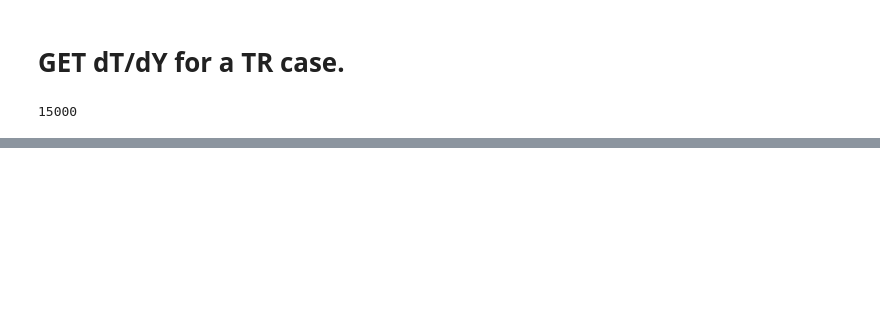
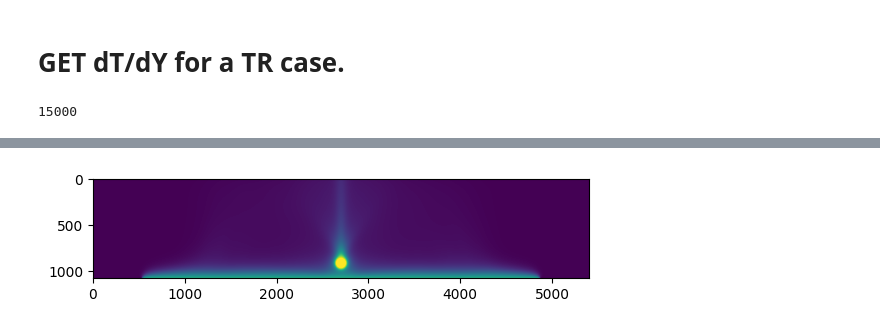
Before and after one commit to laurilano/lilahonours, a Jupyter notebook: WEEK11/DT_DY.ipynb, the cells around one changed output, grey strips where cells are left out. Drawn from its saved outputs; the diff is of its cells as text; code cells hidden in the pictures; blank space fills up the shorter version.

```diff
--- a/WEEK11/DT_DY.ipynb
+++ b/WEEK11/DT_DY.ipynb
@@ -19,7 +19,7 @@ import h5py
 #data_folder = r"D:\2024 - Thermal Amplifiers - KC\Tr=1.1\Lauren\\"
 #data_folder = r"E:\TR_1.0\\"
 #data_folder = r"E:\L5\\"
-data_folder = "/Volumes/ThermalAmp/TR1-4/"
+data_folder = "/Volumes/ThermalAmp/TR1-6/"
 
 #from cmcrameri import cm
 # %%
@@ -171,3 +103,56 @@ Elapsed time: 3.158402 seconds
+# %%
+if os.path.isfile(data_folder+"average_temp.h5"):
+    with h5py.File(data_folder+"average_temp.h5", 'r') as f:
+        SI = f['T'][:]
+        xpos = f['node_x'][:]
+        ypos = f['node_y'][:]
+        plt.imshow(temps)
+else:
+    from joblib import Parallel, delayed
+    %env PYTHONWARNINGS=ignore::UserWarning
+
+    # Use LokyBackend tso protect the h5py routine
+    SIs = Parallel(n_jobs=-1, backend='threading', verbose=1) \
+    (delayed(get_T) \
+     (node_x, node_y, data_file
+     ) for data_file in data_files)
+
+    SIs_dat = np.array(SIs, dtype=object)
+    all_Ts = SIs_dat[:,2]
+
+    all_Ts_array = np.vstack(all_Ts)
+
+    # Check the shape to ensure it is (500, 235616)
+    print(all_Ts_array.shape)  # Should output (500, 235616)
+
+    # Calculate the timewise mean for each of the 235616 elements
+    timewise_mean = np.nanmean(all_Ts_array, axis=0)
+
+    # Now `timewise_mean` contains the mean value for each spatial point over the 500 time steps
+    print(timewise_mean)
+
+    timestep = 0
+    import time
+
+    # Start timer
+    start_time = time.time()
+
+    SI = get_mean_contour(node_x, node_y, timewise_mean)
+
+    # End timer
+    end_time = time.time()
+
+    # Calculate elapsed time
+    elapsed_time = end_time - start_time
+
+    print(f"Elapsed time: {elapsed_time:.6f} seconds")
+
+    with h5py.File(data_folder+'average_temp.h5', 'w') as f:
+        f.create_dataset('T', data=SI)
+        f.create_dataset('node_x', data=xgrid)
+        f.create_dataset('node_y', data=ygrid)
+# %% [output]
+[figure, added]
 # %%
 # Proof that they are mapped properly
 fig, ax = plt.subplots(figsize=(12,3))
```
Also changed, not shown: parts of 10 cells of this notebook.
